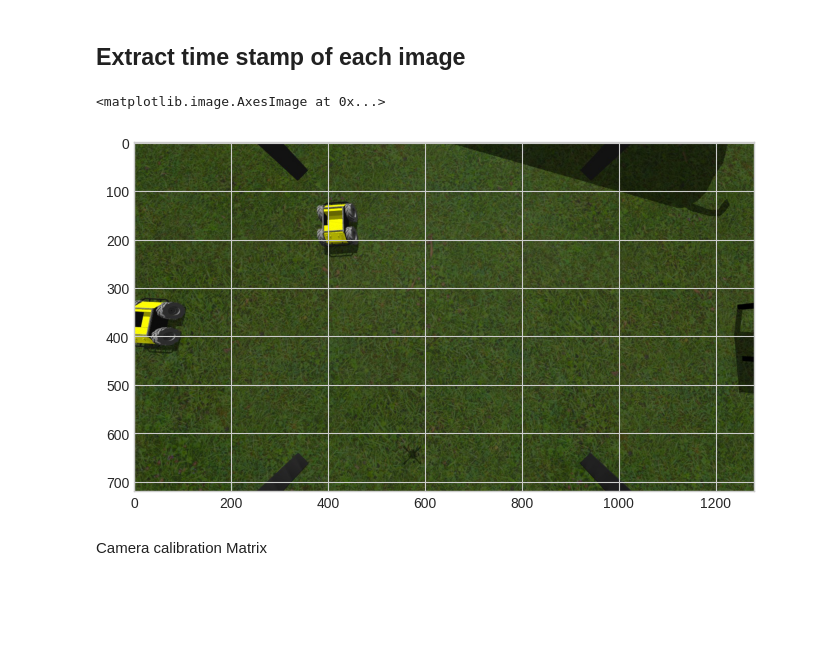
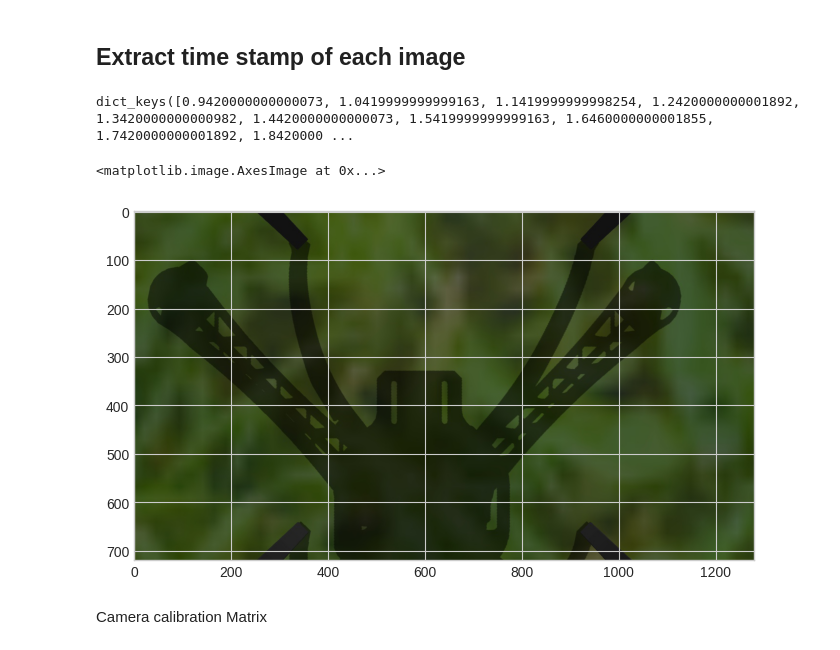
Before and after one commit to MikeS96/vio_quadrotor, a Jupyter notebook: VO.ipynb, the cells around one changed output. Cells and saved outputs as stored; diff of their text form; code cells hidden in the pictures; blank space fills up the shorter version.

Commit message:
fixed time stamp from rostime to seconds for the images in the notebook

```diff
--- a/VO.ipynb
+++ b/VO.ipynb
@@ -254,21 +254,41 @@ for filename in glob.glob('images/test_1/*.jpeg'): #assuming gif
     image = cv2.cvtColor(img, cv2.COLOR_BGR2RGB)
     base_name = os.path.basename(filename)
     # Split the time stamp of each image and save it in a list
-    current_time = base_name.rsplit("secs_",2)[1].split('n')[0] + base_name.rsplit("nsecs_",1)[1].split('.')[0]
+    # nsecs is divided 1000000
+    current_time = float(base_name.rsplit("secs_",2)[1].split('n')[0]) + float(base_name.rsplit("nsecs_",1)[1].split('.')[0])/1000000000
     time_list.append(current_time)
     images_list.append(image)
 
-images_directory = dict(zip(time_list, images_list))
+images_dict = dict(zip(time_list, images_list))
+# %%
+import collections
+
+# Fix the time stamp to seconds
+sorted_images = collections.OrderedDict(sorted(images_dict.items()))
+
+# Obtain a list of timestamps
+list_values = [t for t in sorted_images.keys()]
+# Obtain minimum to set zero time
+min_time = np.floor(np.amin(list_values))
+
+# Create a new list with the final time stamps
+sorted_images = dict([(t - min_time, i) for t, i in sorted_images.items()])
+
+sorted_images.keys()
+# %% [output]
+dict_keys([0.9420000000000073, 1.0419999999999163, 1.1419999999998254, 1.2420000000001892, 1.3420000000000982, 1.4420000000000073, 1.5419999999999163, 1.6460000000001855, 1.7420000000001892, 1.8420000 ...
 # %%
-values_images = images_directory.values()
+# Print an image
+
+values_images = sorted_images.values()
 images_iterator = iter(values_images)
 first_value = next(images_iterator)
 
 plt.figure(figsize=(8, 6), dpi=100)
 plt.imshow(first_value)
 # %% [output]
 <matplotlib.image.AxesImage at 0x...>
-[figure, old version]
+[figure, new version]
 # %% [markdown]
 Camera calibration Matrix
 # %%
```
